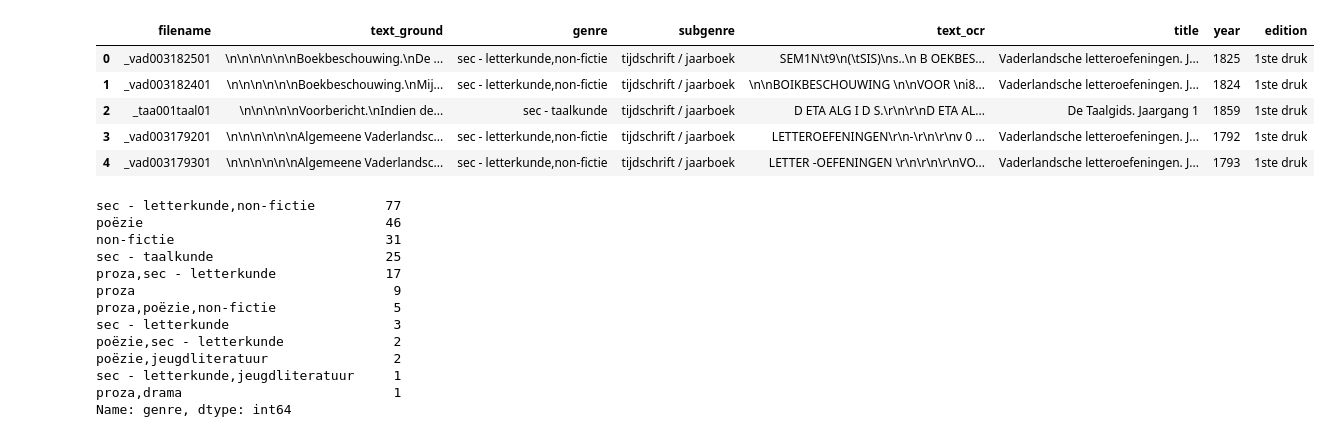
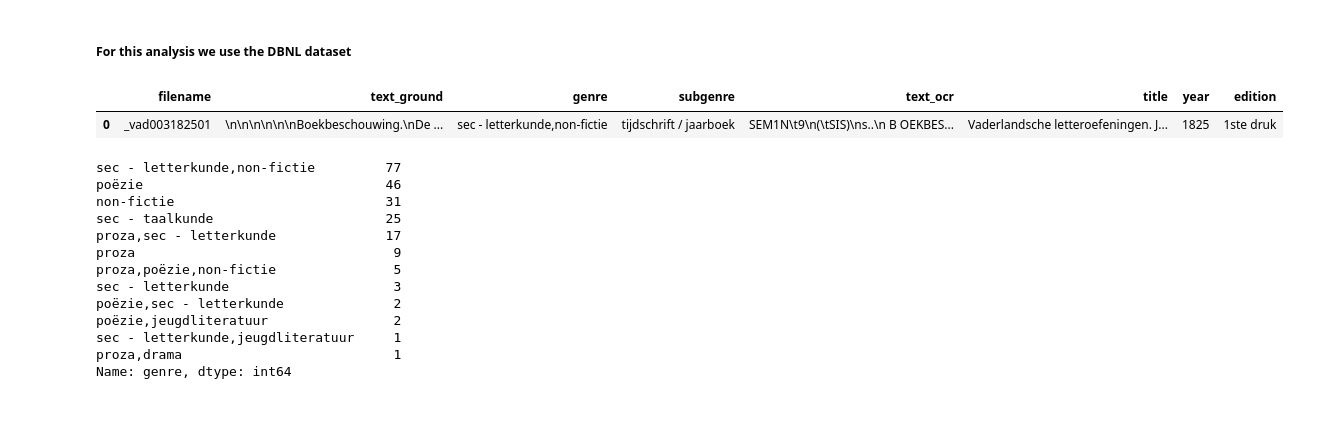
Before and after one commit to Giovanni1085/KB_OCR_impact, a Jupyter notebook: [ANALYSIS] Classification.ipynb, the cells around one changed output. Saved outputs shown, nothing was run; the diff lists cells and outputs as text; code cells hidden in the pictures; blank space fills up the shorter version.

```diff
--- a/[ANALYSIS] Classification.ipynb
+++ b/[ANALYSIS] Classification.ipynb
@@ -39,14 +39,12 @@ The autoreload extension is already loaded. To reload it, use:
+# %% [markdown]
+##### For this analysis we use the DBNL dataset
 # %%
 df = pd.read_csv("data_frames/full_df_DBNL_OCR.csv", compression="gzip")
 # %%
-df.head()
+df.head(1)
 # %% [output]
 |  | filename | text_ground | genre | subgenre | text_ocr | title | year | edition |
 | 0 | _vad003182501 | \n\n\n\n\n\nBoekbeschouwing.\nDe ... | sec - letterkunde,non-fictie | tijdschrift / jaarboek | SEM1N\t9\n(\tSIS)\ns..\n B OEKBES... | Vaderlandsche letteroefeningen. J... | 1825 | 1ste druk |
-| 1 | _vad003182401 | \n\n\n\n\n\nBoekbeschouwing.\nMij... | sec - letterkunde,non-fictie | tijdschrift / jaarboek | \n\nBOIKBESCHOUWING \n\nVOOR \ni8... | Vaderlandsche letteroefeningen. J... | 1824 | 1ste druk |
-| 2 | _taa001taal01 | \n\n\n\n\nVoorbericht.\nIndien de... | sec - taalkunde | tijdschrift / jaarboek | ﻿D ETA ALG I D S.\r\n\r\nD ETA AL... | De Taalgids. Jaargang 1 | 1859 | 1ste druk |
-| 3 | _vad003179201 | \n\n\n\n\n\nAlgemeene Vaderlandsc... | sec - letterkunde,non-fictie | tijdschrift / jaarboek | LETTEROEFENINGEN\r\n-\r\n\r\nv 0 ... | Vaderlandsche letteroefeningen. J... | 1792 | 1ste druk |
-| 4 | _vad003179301 | \n\n\n\n\n\nAlgemeene Vaderlandsc... | sec - letterkunde,non-fictie | tijdschrift / jaarboek | LETTER -OEFENINGEN \r\n\r\n\r\nVO... | Vaderlandsche letteroefeningen. J... | 1793 | 1ste druk |
 # %%
 df["genre"].value_counts()
 # %% [output]
```
Also changed, not shown: parts of 54 cells of this notebook, 13 other files.
